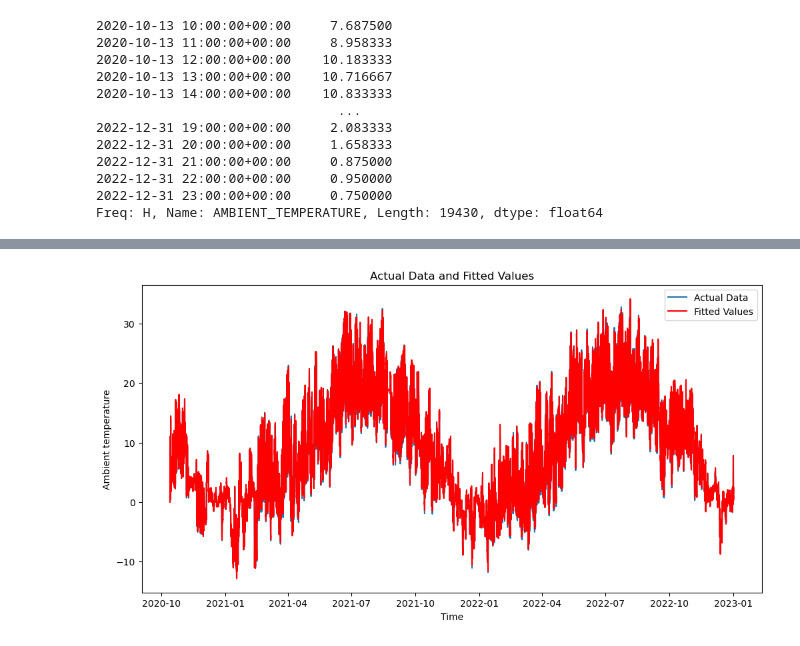
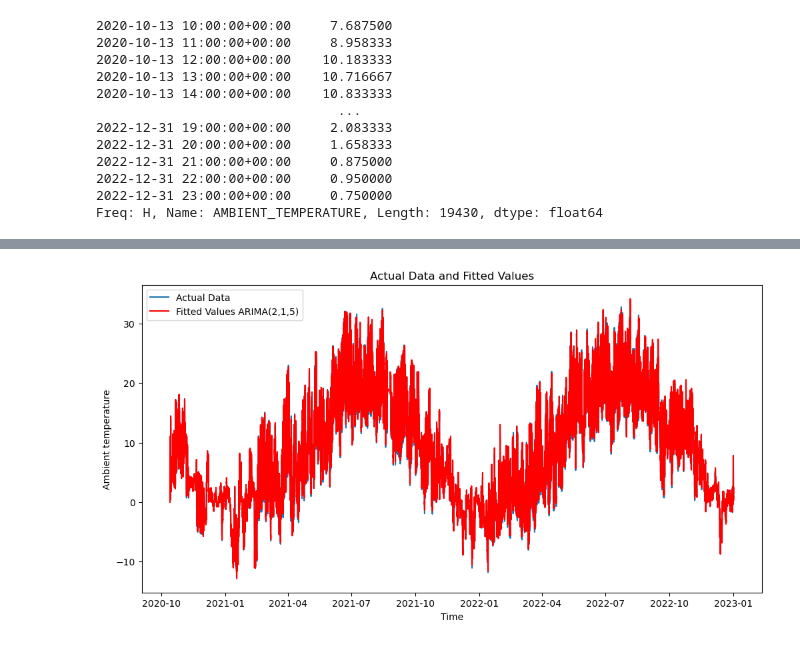
Before and after one commit to bregina98/Local-prediction-of-weather-parameters-based-on-historical-data, a Jupyter notebook: ambient_temperature.ipynb, the cells around one changed output, grey strips where cells are left out. Drawn from its saved outputs; the diff is of its cells as text; code cells hidden in the pictures.

```diff
--- a/ambient_temperature.ipynb
+++ b/ambient_temperature.ipynb
@@ -494,18 +539,19 @@ Freq: H, Name: predicted_mean, dtype: float64
 # %%
-# plot actual data and fitted values
+# plot actual data and fitted values - 1ST ARIMA
+# change p,d,q to the best found
 
 # fitted values
 fitted_values_215 = fit_215.fittedvalues
 
 plt.figure(figsize=(12,6))
 plt.plot(temperature_20_21_22.index, temperature_20_21_22, label='Actual Data')
-plt.plot(temperature_20_21_22.index, fitted_values_215, color='red', label='Fitted Values')
+plt.plot(temperature_20_21_22.index, fitted_values_215, color='red', label='Fitted Values ARIMA(2,1,5)')
 plt.legend()
 plt.xlabel('Time')
 plt.ylabel('Ambient temperature')
 plt.title('Actual Data and Fitted Values')
 plt.show()
 
 # this looks too good
 # %% [output]
-[figure, old version]
+[figure, new version]
```
Also changed, not shown: parts of 7 cells of this notebook.
